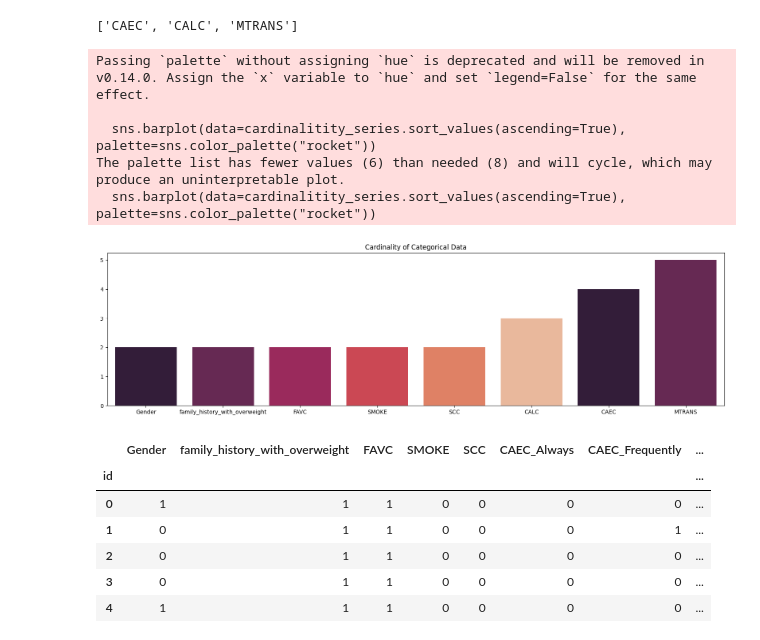
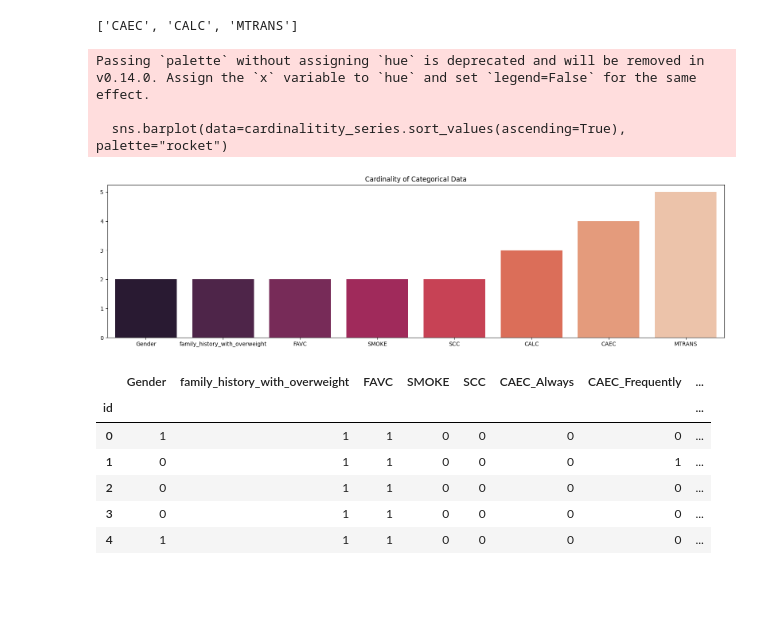
Before and after one commit to Comment-XD/Scikit-Learn-Fundamentals, a Jupyter notebook: SciKit-Data Science/Projects/Multi-Class Prediction of Obesity Risk.ipynb, the cells around one changed output. Saved outputs shown, nothing was run; the diff lists cells and outputs as text; code cells hidden in the pictures; blank space fills up the shorter version.

```diff
--- a/SciKit-Data Science/Projects/Multi-Class Prediction of Obesity Risk.ipynb
+++ b/SciKit-Data Science/Projects/Multi-Class Prediction of Obesity Risk.ipynb
@@ -23,7 +23,7 @@ please provide us feedback at https://github.com/pandas-dev/pandas/issues/54466
 
   import pandas as pd
 # %%
-obesity_data_path = Path(r"C:\Users\Brand\project_env\SciKit-Data Science\data\Multi-Class Prediction of Obesity Risk")
+obesity_data_path = Path(r"C:\Users\Brand\project_env\Scikit-Learn-Fundamentals\SciKit-Data Science\data\Multi-Class Prediction of Obesity Risk")
 train_data_path = obesity_data_path / "train.csv"
 test_data_path = obesity_data_path / "test.csv"
 
@@ -119,15 +118,13 @@ high_card_cols
 # %%
 plt.figure(figsize=(20,5))
 plt.title("Cardinality of Categorical Data")
-sns.barplot(data=cardinalitity_series.sort_values(ascending=True), palette=sns.color_palette("rocket"))
+sns.barplot(data=cardinalitity_series.sort_values(ascending=True), palette="rocket")
 plt.show()
 # %% [output]
 Passing `palette` without assigning `hue` is deprecated and will be removed in v0.14.0. Assign the `x` variable to `hue` and set `legend=False` for the same effect.
 
-  sns.barplot(data=cardinalitity_series.sort_values(ascending=True), palette=sns.color_palette("rocket"))
-The palette list has fewer values (6) than needed (8) and will cycle, which may produce an uninterpretable plot.
-  sns.barplot(data=cardinalitity_series.sort_values(ascending=True), palette=sns.color_palette("rocket"))
+  sns.barplot(data=cardinalitity_series.sort_values(ascending=True), palette="rocket")
-[figure, old version]
+[figure, new version]
 # %%
 def encoding(object_df:pd.DataFrame, threshold:int):
     label_encoder = LabelEncoder()
```
Also changed, not shown: parts of 8 cells of this notebook, 5 other files.
